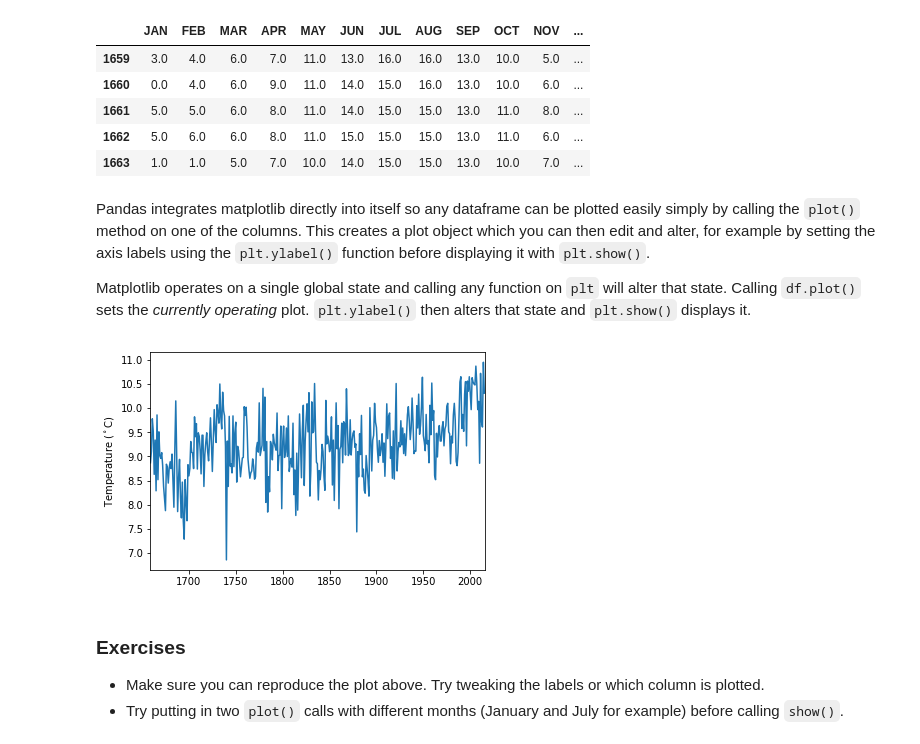
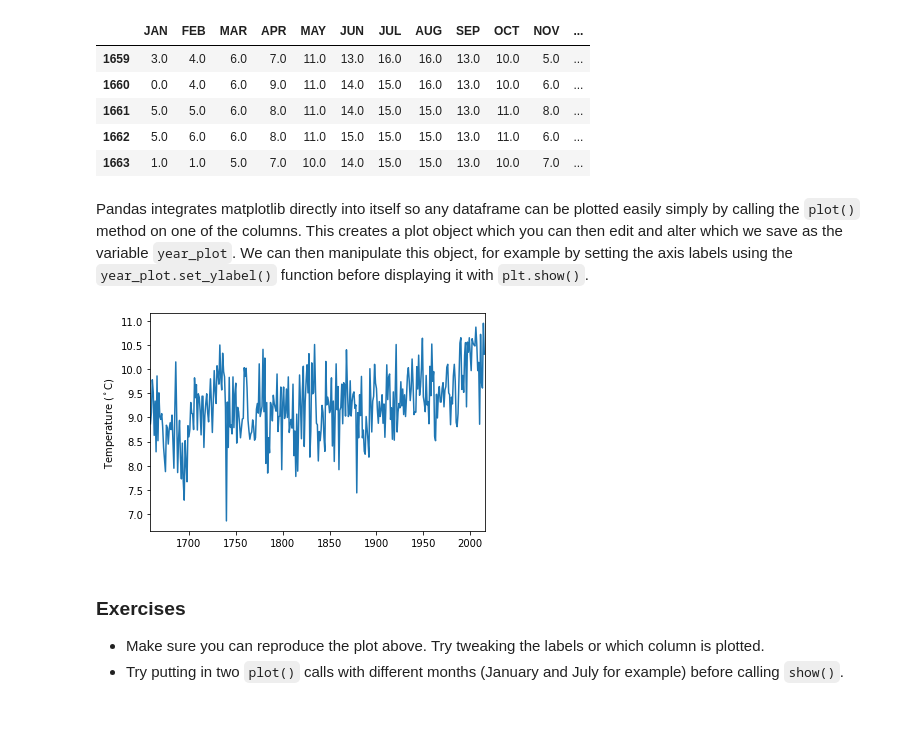
Before and after one commit to milliams/data_analysis_python, a Jupyter notebook: matplotlib.ipynb, the cells around one changed output. Saved outputs shown, nothing was run; the diff lists cells and outputs as text; code cells hidden in the pictures; blank space fills up the shorter version.

Commit message:
Use object-oriented style for matplotlib

```diff
--- a/matplotlib.ipynb
+++ b/matplotlib.ipynb
@@ -39,17 +39,15 @@ df.head()
 | 1662 | 5.0 | 6.0 | 6.0 | 8.0 | 11.0 | 15.0 | 15.0 | 15.0 | 13.0 | 11.0 | 6.0 | ... |
 | 1663 | 1.0 | 1.0 | 5.0 | 7.0 | 10.0 | 14.0 | 15.0 | 15.0 | 13.0 | 10.0 | 7.0 | ... |
 # %% [markdown]
-Pandas integrates matplotlib directly into itself so any dataframe can be plotted easily simply by calling the `plot()` method on one of the columns. This creates a plot object which you can then edit and alter, for example by setting the axis labels using the `plt.ylabel()` function before displaying it with `plt.show()`.
-
-Matplotlib operates on a single global state and calling any function on `plt` will alter that state. Calling `df.plot()` sets the *currently operating* plot. `plt.ylabel()` then alters that state and `plt.show()` displays it.
+Pandas integrates matplotlib directly into itself so any dataframe can be plotted easily simply by calling the `plot()` method on one of the columns. This creates a plot object which you can then edit and alter which we save as the variable `year_plot`. We can then manipulate this object, for example by setting the axis labels using the `year_plot.set_ylabel()` function before displaying it with `plt.show()`.
 # %%
-df['YEAR'].plot()
+year_plot = df['YEAR'].plot()
 
-plt.ylabel(r'Temperature ($^\circ$C)')
+year_plot.set_ylabel(r'Temperature ($^\circ$C)')
 
 plt.show()
 # %% [output]
-[figure, old version]
+[figure, new version]
 # %% [markdown]
 ### Exercises
 
```
Also changed, not shown: parts of 14 cells of this notebook.
